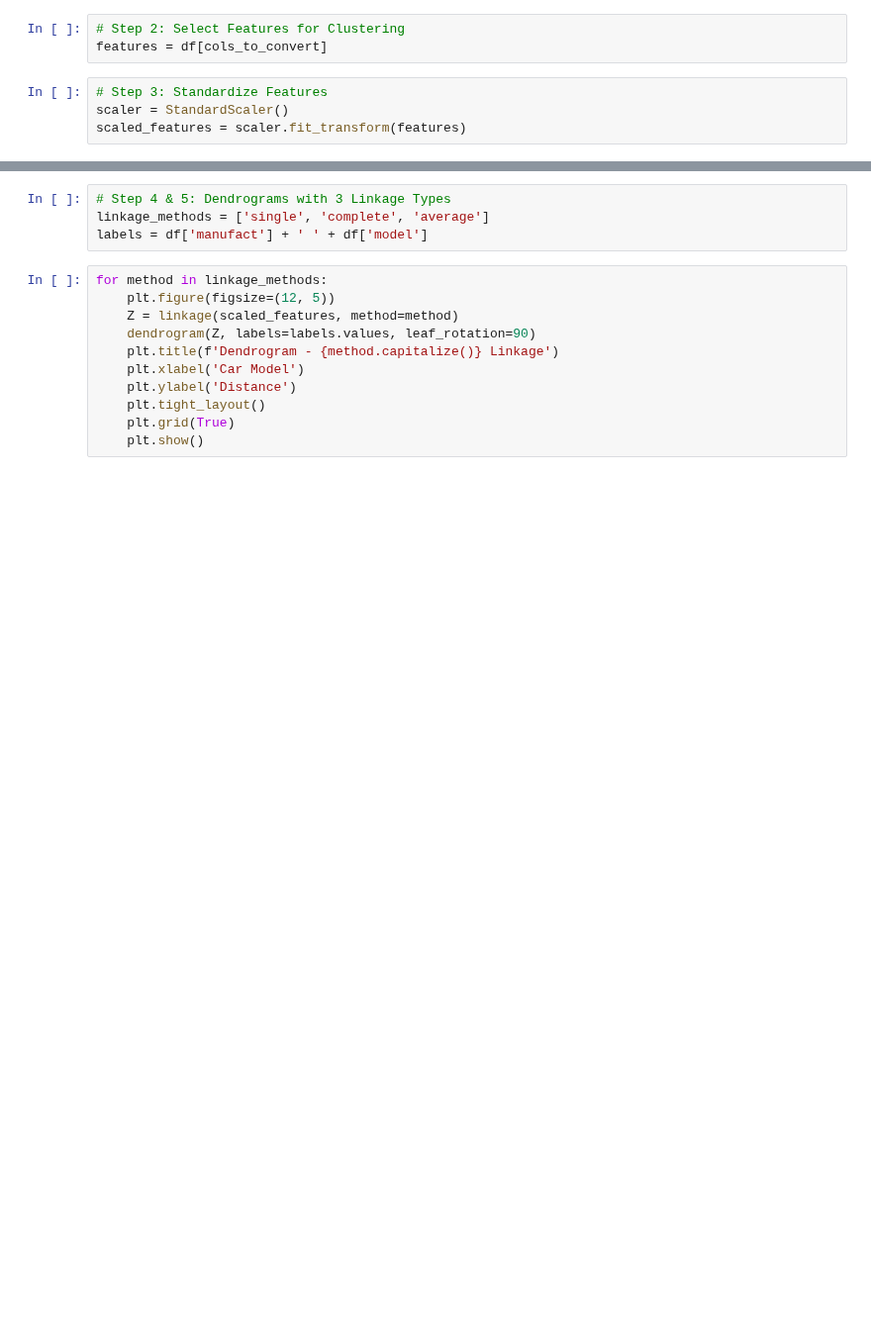
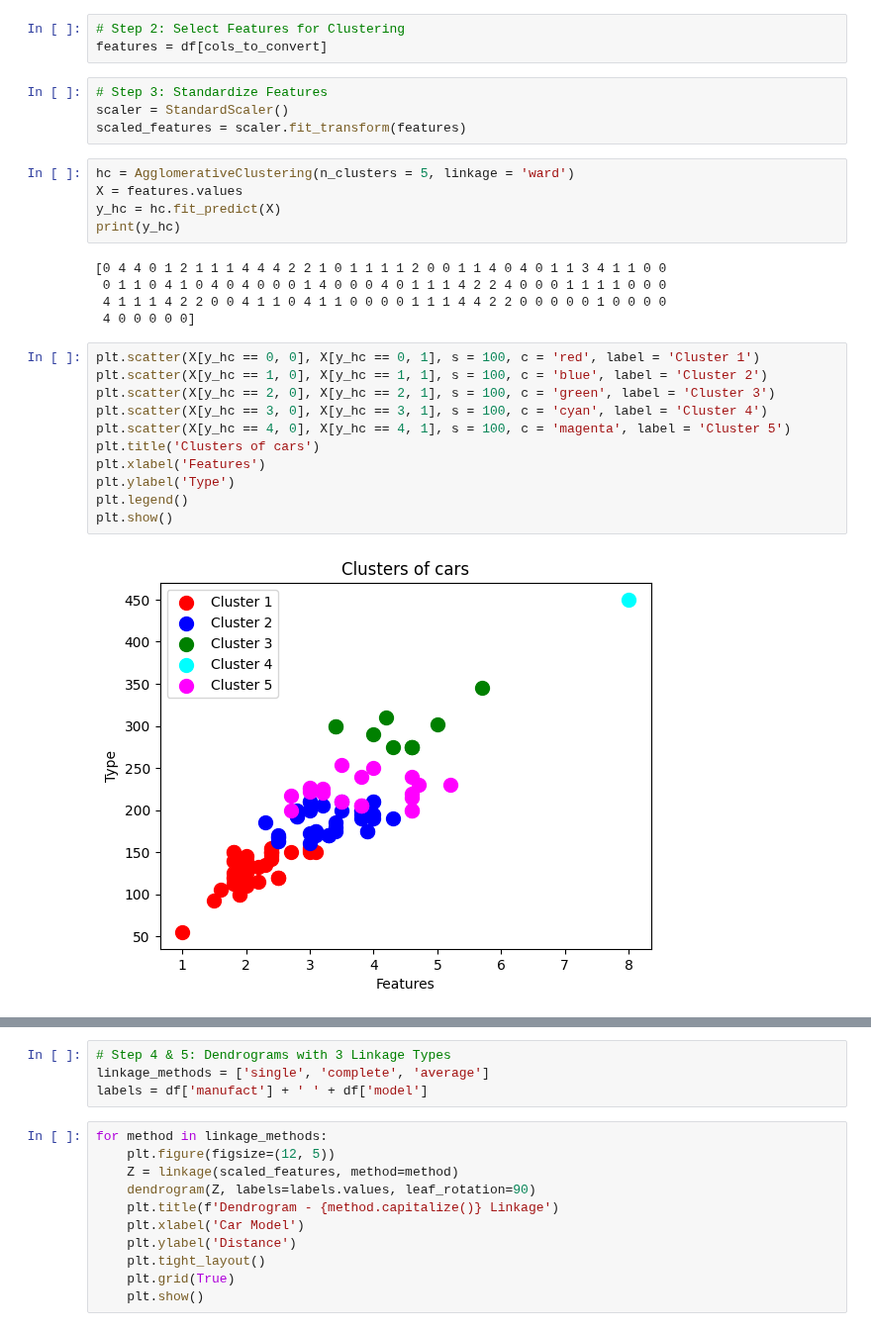
Before and after one commit to PALLADIUM26/ML, a Jupyter notebook: ML12_hcad.ipynb, the cells around one changed output, grey strips where cells are left out. Shown at 99% size. Cells and saved outputs as stored; diff of their text form; blank space fills up the shorter version.

```diff
--- a/ML12_hcad.ipynb
+++ b/ML12_hcad.ipynb
@@ -31,3 +31,26 @@ features = df[cols_to_convert]
 # Step 3: Standardize Features
 scaler = StandardScaler()
 scaled_features = scaler.fit_transform(features)
+# %%
+hc = AgglomerativeClustering(n_clusters = 5, linkage = 'ward')
+X = features.values
+y_hc = hc.fit_predict(X)
+print(y_hc)
+# %% [output]
+[0 4 4 0 1 2 1 1 1 4 4 4 2 2 1 0 1 1 1 1 2 0 0 1 1 4 0 4 0 1 1 3 4 1 1 0 0
+ 0 1 1 0 4 1 0 4 0 4 0 0 0 1 4 0 0 0 4 0 1 1 1 4 2 2 4 0 0 0 1 1 1 1 0 0 0
+ 4 1 1 1 4 2 2 0 0 4 1 1 0 4 1 1 0 0 0 0 1 1 1 4 4 2 2 0 0 0 0 0 1 0 0 0 0
+ 4 0 0 0 0 0]
+# %%
+plt.scatter(X[y_hc == 0, 0], X[y_hc == 0, 1], s = 100, c = 'red', label = 'Cluster 1')
+plt.scatter(X[y_hc == 1, 0], X[y_hc == 1, 1], s = 100, c = 'blue', label = 'Cluster 2')
+plt.scatter(X[y_hc == 2, 0], X[y_hc == 2, 1], s = 100, c = 'green', label = 'Cluster 3')
+plt.scatter(X[y_hc == 3, 0], X[y_hc == 3, 1], s = 100, c = 'cyan', label = 'Cluster 4')
+plt.scatter(X[y_hc == 4, 0], X[y_hc == 4, 1], s = 100, c = 'magenta', label = 'Cluster 5')
+plt.title('Clusters of cars')
+plt.xlabel('Features')
+plt.ylabel('Type')
+plt.legend()
+plt.show()
+# %% [output]
+[figure, added]
```
Also changed, not shown: parts of 6 cells of this notebook.
